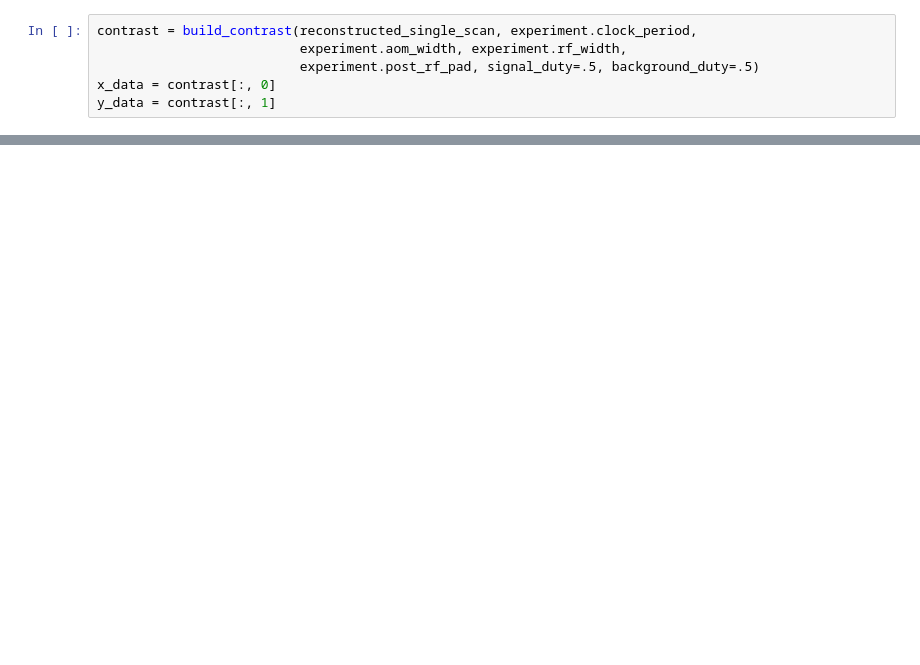
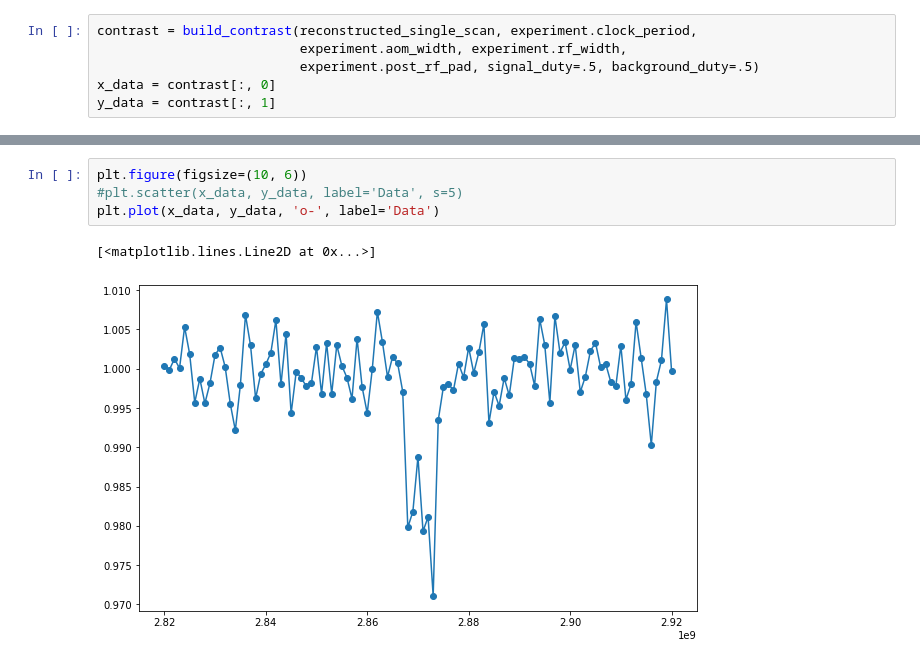
Before and after one commit to gadamc/cwodmr, a Jupyter notebook: podmr/v1_podmr.ipynb, the cells around one changed output, grey strips where cells are left out. Drawn from its saved outputs; the diff is of its cells as text; blank space fills up the shorter version.

```diff
--- a/podmr/v1_podmr.ipynb
+++ b/podmr/v1_podmr.ipynb
@@ -238,0 +272,7 @@ array([2.868e+09, 2.873e+09])
+# %%
+plt.figure(figsize=(10, 6))
+#plt.scatter(x_data, y_data, label='Data', s=5)
+plt.plot(x_data, y_data, 'o-', label='Data')
+# %% [output]
+[<matplotlib.lines.Line2D at 0x...>]
+[figure, added]
```
Also changed, not shown: parts of 18 cells of this notebook, 2 other files.
